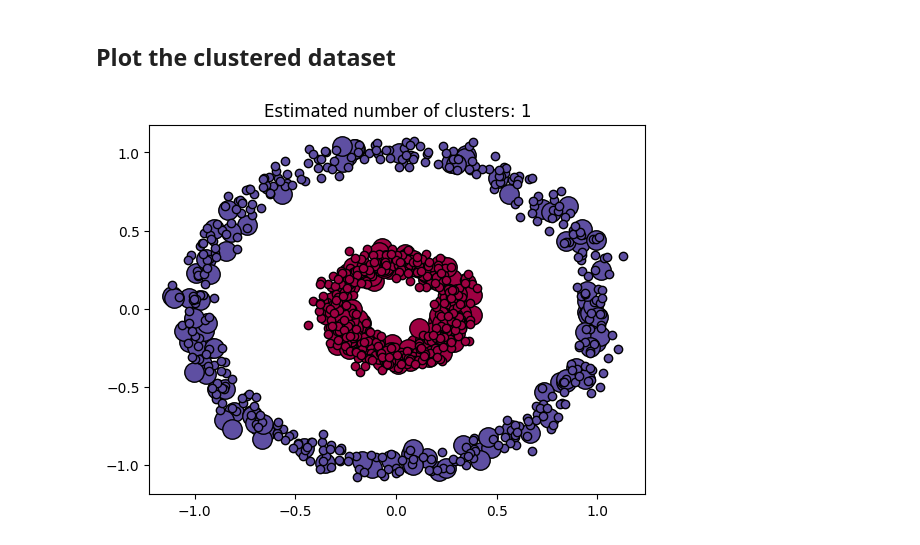
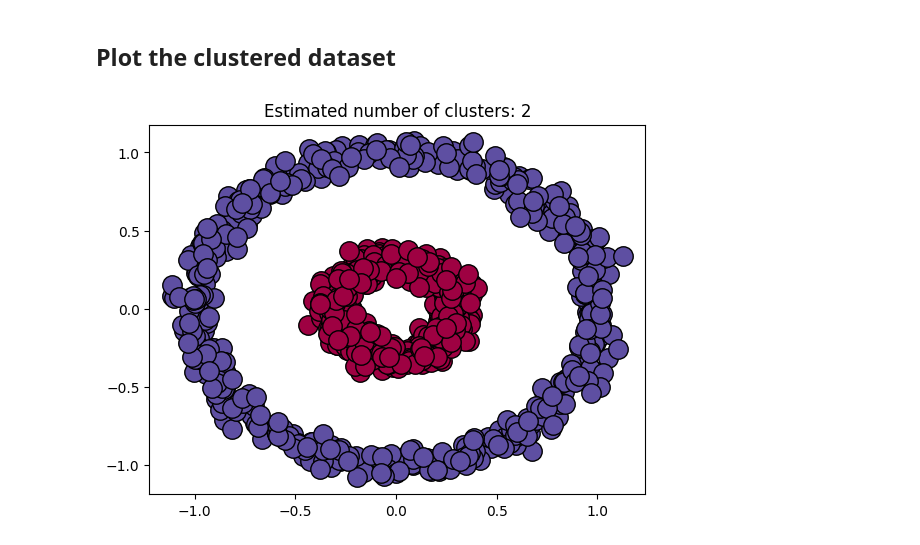
Before and after one commit to robitussin/CCADMACL, a Jupyter notebook: 6 - DBSCAN Algorithm/implementation/DBSCAN_using_synthetic_data.ipynb, the cells around one changed output. Drawn from its saved outputs; the diff is of its cells as text; code cells hidden in the pictures.

```diff
--- a/6 - DBSCAN Algorithm/implementation/DBSCAN_using_synthetic_data.ipynb
+++ b/6 - DBSCAN Algorithm/implementation/DBSCAN_using_synthetic_data.ipynb
@@ -26,6 +76,7 @@ plt.scatter(X[:, 0], X[:, 1], s=50);
 # %%
-db = DBSCAN().fit(X)
-labels = db.labels_
+ep = eps
+dbscan = DBSCAN(eps = ep).fit(X)
+labels = dbscan.labels_
 
 # Number of clusters in labels
 n_clusters_ = len(set(labels)) - (1 if -1 in labels else 0)
@@ -49,7 +100,7 @@ Silhouette scrore 0.6303800996842714
 # %%
 unique_labels = set(labels)
 core_samples_mask = np.zeros_like(labels, dtype=bool)
-core_samples_mask[dbscan.core_sample_indices_] = True
+core_samples_mask[db.core_sample_indices_] = True
 
 colors = [plt.cm.Spectral(each) for each in np.linspace(0, 1, len(unique_labels))]
 for k, col in zip(unique_labels, colors):
@@ -79,6 +130,6 @@ for k, col in zip(unique_labels, colors):
         markersize=6,
     )
 
-plt.title(f"Estimated number of clusters: {n_clusters}")
+plt.title(f"Estimated number of clusters: {n_clusters_}")
 plt.show()
 # %% [output]
@@ -96,8 +147,8 @@ plt.scatter(X[:, 0], X[:, 1], s=50);
 # %% [markdown]
 ## Train the model
 # %%
-db = DBSCAN(eps=0.3, min_samples=10).fit(X)
-labels = db.labels_
+dbscan = DBSCAN(eps=0.3, min_samples=10).fit(X)
+labels = dbscan.labels_
 
 # Number of clusters in labels, ignoring noise if present.
 n_clusters_ = len(set(labels)) - (1 if -1 in labels else 0)
@@ -166,8 +217,8 @@ plt.scatter(X[:, 0], X[:, 1], s=50);
 # %% [markdown]
 ## Train the model
 # %%
-db = DBSCAN(eps=0.3, min_samples=10).fit(X)
-labels = db.labels_
+dbscan = DBSCAN(eps=0.3, min_samples=10).fit(X)
+labels = dbscan.labels_
 
 # Number of clusters in labels, ignoring noise if present.
 n_clusters_ = len(set(labels)) - (1 if -1 in labels else 0)
@@ -195,32 +246,32 @@ core_samples_mask[dbscan.core_sample_indices_] = True
 colors = [plt.cm.Spectral(each) for each in np.linspace(0, 1, len(unique_labels))]
 for k, col in zip(unique_labels, colors):
     if k == -1:
         # Black used for noise.
         col = [0, 0, 0, 1]
 
     class_member_mask = labels == k
 
     xy = X[class_member_mask & core_samples_mask]
     plt.plot(
         xy[:, 0],
         xy[:, 1],
         "o",
         markerfacecolor=tuple(col),
         markeredgecolor="k",
         markersize=14,
     )
 
     xy = X[class_member_mask & ~core_samples_mask]
     plt.plot(
         xy[:, 0],
         xy[:, 1],
         "o",
         markerfacecolor=tuple(col),
         markeredgecolor="k",
         markersize=6,
     )
 
-plt.title(f"Estimated number of clusters: {n_clusters}")
+plt.title(f"Estimated number of clusters: {n_clusters_}")
 plt.show()
 # %% [output]
-[figure, old version]
+[figure, new version]
```
Also changed, not shown: parts of 13 cells of this notebook.
